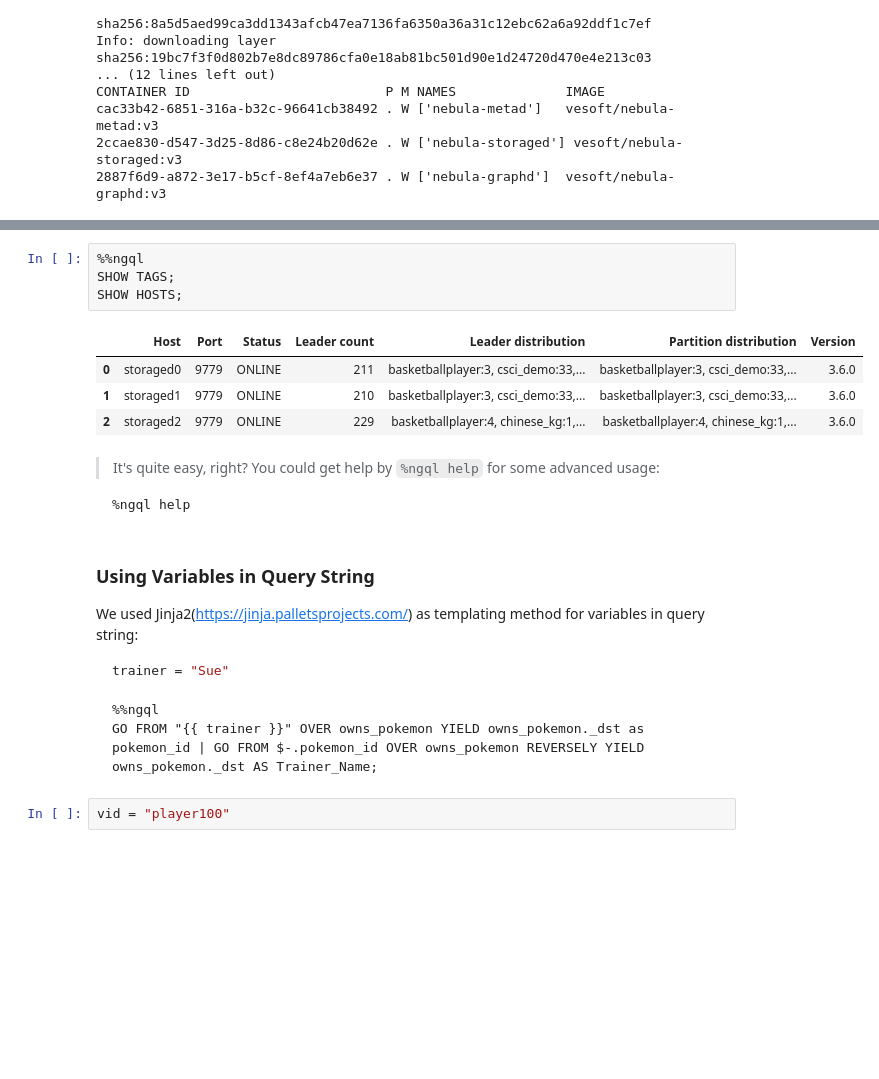
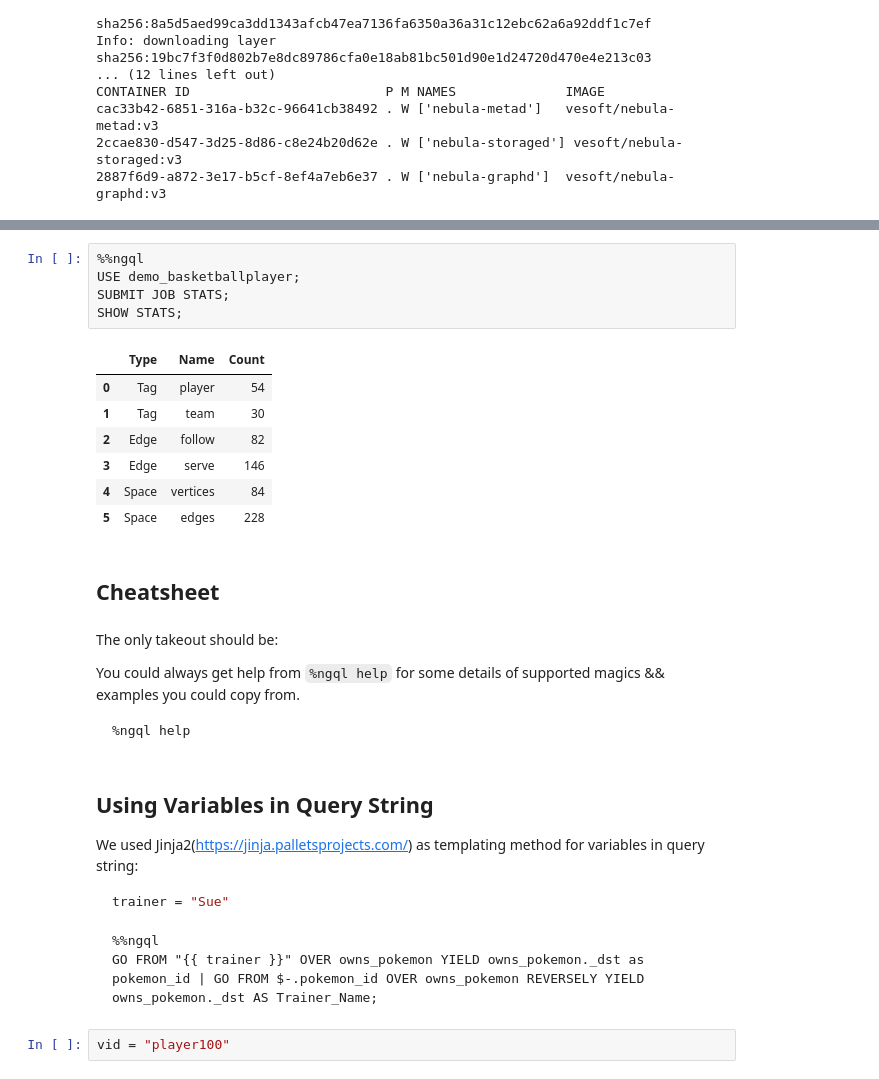
Before and after one commit to wey-gu/jupyter_nebulagraph, a Jupyter notebook: examples/get_started.ipynb, the cells around one changed output, grey strips where cells are left out. Saved outputs shown, nothing was run; the diff lists cells and outputs as text; blank space fills up the shorter version.

````diff
--- a/examples/get_started.ipynb
+++ b/examples/get_started.ipynb
@@ -90,21 +107,28 @@ Option 2, it also supports multiple queries:
 # %%
 %%ngql
-SHOW TAGS;
-SHOW HOSTS;
+USE demo_basketballplayer;
+SUBMIT JOB STATS;
+SHOW STATS;
 # %% [output]
-|  | Host | Port | Status | Leader count | Leader distribution | Partition distribution | Version |
-| 0 | storaged0 | 9779 | ONLINE | 211 | basketballplayer:3, csci_demo:33,... | basketballplayer:3, csci_demo:33,... | 3.6.0 |
-| 1 | storaged1 | 9779 | ONLINE | 210 | basketballplayer:3, csci_demo:33,... | basketballplayer:3, csci_demo:33,... | 3.6.0 |
-| 2 | storaged2 | 9779 | ONLINE | 229 | basketballplayer:4, chinese_kg:1,... | basketballplayer:4, chinese_kg:1,... | 3.6.0 |
+|  | Type | Name | Count |
+| 0 | Tag | player | 54 |
+| 1 | Tag | team | 30 |
+| 2 | Edge | follow | 82 |
+| 3 | Edge | serve | 146 |
+| 4 | Space | vertices | 84 |
+| 5 | Space | edges | 228 |
+# %% [markdown]
+## Cheatsheet
 # %% [markdown]
-> It's quite easy, right?
-You could get help by `%ngql help` for some advanced usage:
+The only takeout should be:
+
+You could always get help from `%ngql help` for some details of supported magics && examples you could copy from.
 
 ```ngql
 %ngql help
 ```
 # %% [markdown]
-### Using Variables in Query String
+## Using Variables in Query String
 
 We used Jinja2(https://jinja.palletsprojects.com/) as templating method for variables in query string:
 
````
Also changed, not shown: parts of 38 cells of this notebook, 5 other files.
